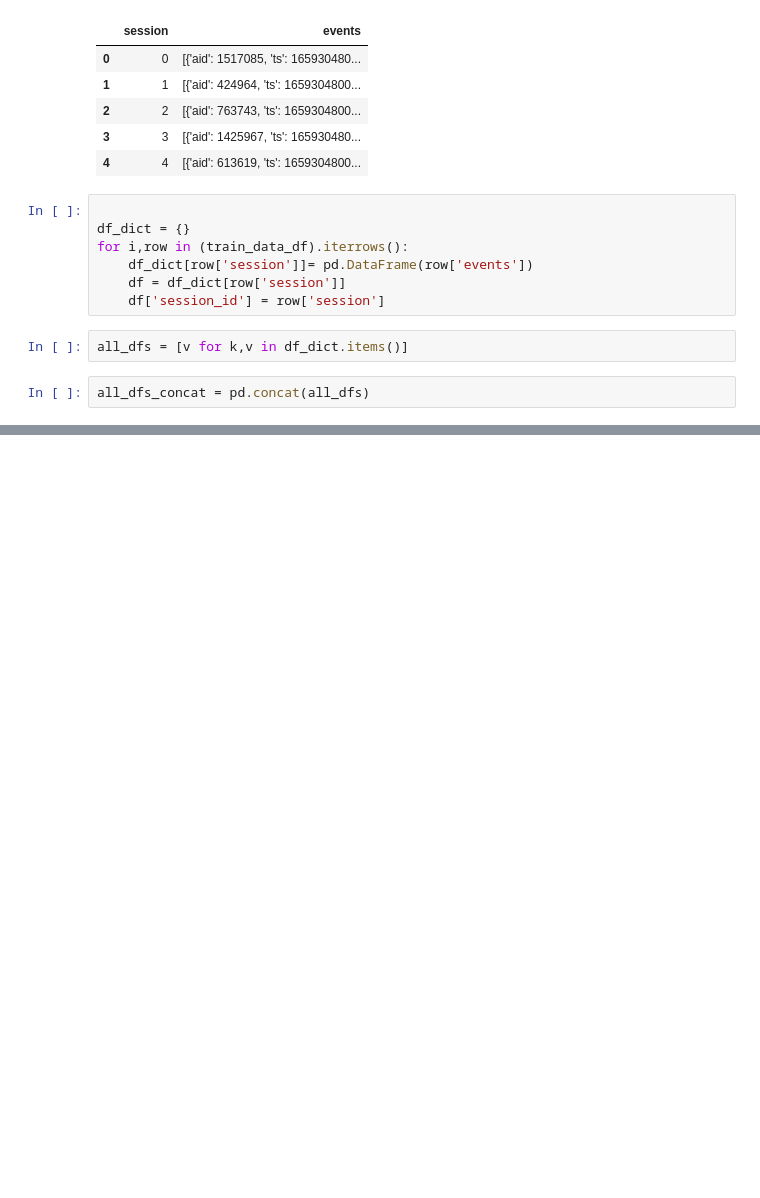
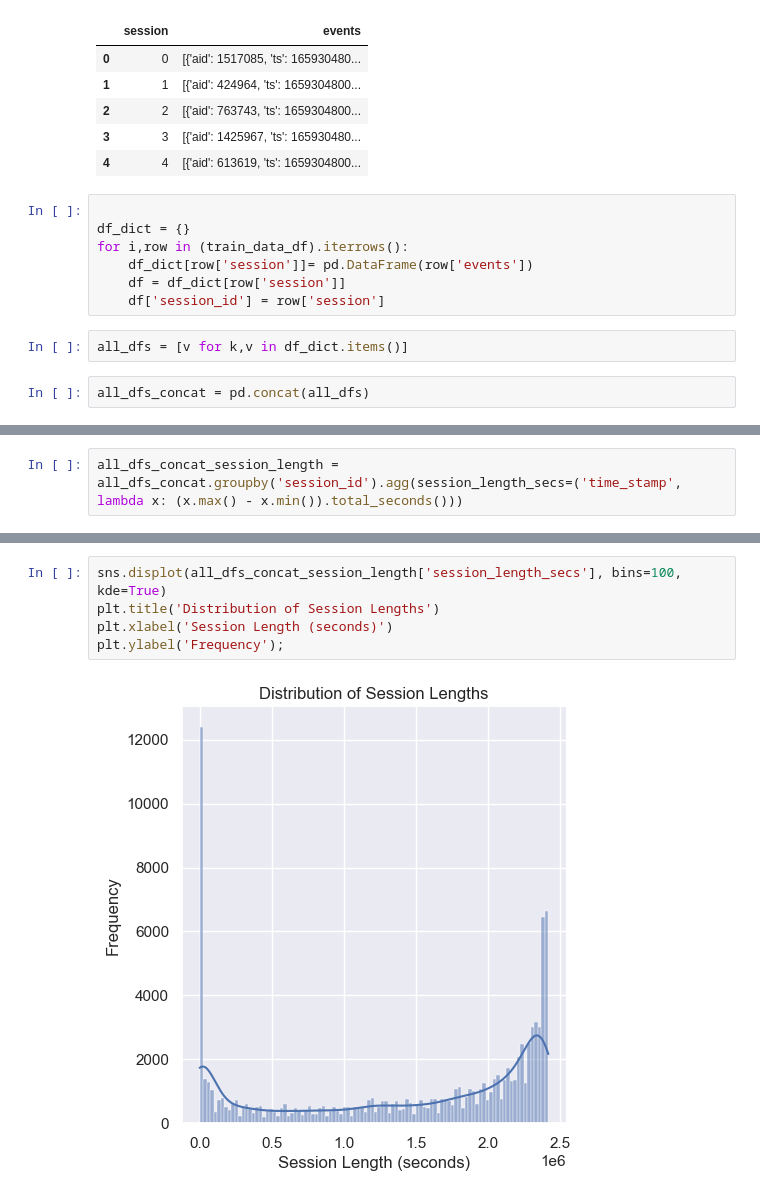
Before and after one commit to axa99/ottp-multi-recs, a Jupyter notebook: ottp-eda_12_05_2022.ipynb, the cells around one changed output, grey strips where cells are left out. Cells and saved outputs as stored; diff of their text form; blank space fills up the shorter version.

```diff
--- a/ottp-eda_12_05_2022.ipynb
+++ b/ottp-eda_12_05_2022.ipynb
@@ -74,0 +217,2 @@ You should consider upgrading via the '/Library/Developer/CommandLineTools/usr/b
+# %%
+all_dfs_concat_session_length = all_dfs_concat.groupby('session_id').agg(session_length_secs=('time_stamp', lambda x: (x.max() - x.min()).total_seconds()))
@@ -74,0 +236,7 @@ You should consider upgrading via the '/Library/Developer/CommandLineTools/usr/b
+# %%
+sns.displot(all_dfs_concat_session_length['session_length_secs'], bins=100, kde=True)
+plt.title('Distribution of Session Lengths')
+plt.xlabel('Session Length (seconds)')
+plt.ylabel('Frequency');
+# %% [output]
+[figure, added]
```
Also changed, not shown: parts of 21 cells of this notebook.
